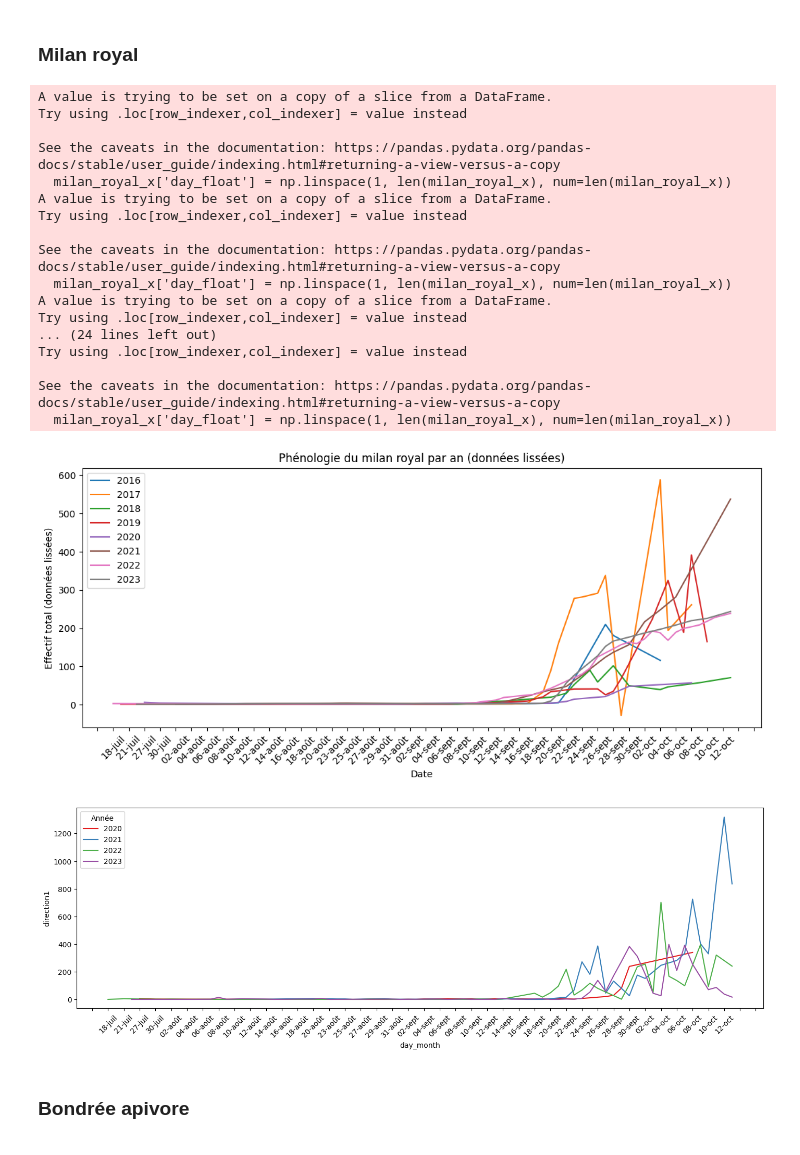
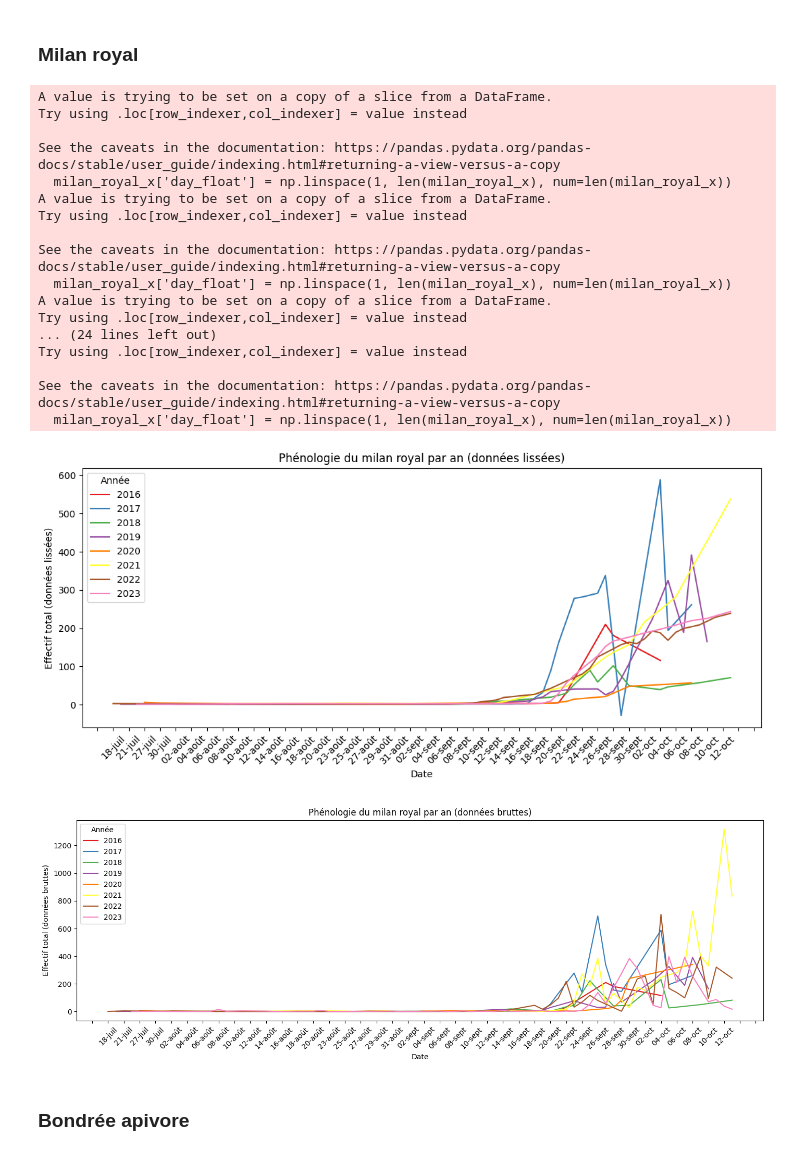
Before and after one commit to amelietatin/oiseaux_cols_libres, a Jupyter notebook: code/9_dernieres_analyses_update.ipynb, the cells around one changed output. Drawn from its saved outputs; the diff is of its cells as text; code cells hidden in the pictures.

```diff
--- a/code/9_dernieres_analyses_update.ipynb
+++ b/code/9_dernieres_analyses_update.ipynb
@@ -494,6 +526,18 @@ plt.savefig('../figures/figures_finales_rapport/somme_effectif_par_an_cigogne_bl
 [figure]
 # %% [markdown]
 ## Phénologie de migration
+# %%
+# Consistent color palette for each year
+year_colors = {
+    2016: '#e41a1c',
+    2017: '#377eb8',
+    2018: '#4daf4a',
+    2019: '#984ea3',
+    2020: '#ff7f00',
+    2021: '#ffff33',
+    2022: '#a65628',
+    2023: '#f781bf'
+}
 # %% [markdown]
 ### Milan noir
 # %%
@@ -602,7 +642,11 @@ for year in years:
 
     # Plot the original data and the smoothed data
     #sns.lineplot(x=milan_noir['day_month'], y=y, label=f'Données originales {year}',  linestyle='--')
-    sns.lineplot(x=milan_royal_x['day_month'], y=z[:, 1], label=year)
+    sns.lineplot(x=milan_royal_x['day_month'],
+                 y=z[:, 1],
+                 label=year,
+                 color=year_colors[year]
+                 )
 
 # Add labels and a title
 plt.xlabel('Date')
@@ -610,7 +654,7 @@ plt.xticks(rotation=45)
 plt.gca().xaxis.set_major_locator(plt.MultipleLocator(2))
 plt.ylabel('Effectif total (données lissées)')
 plt.title('Phénologie du milan royal par an (données lissées)')
-plt.legend()
+plt.legend(title="Année")
 
 # Display the plot
 plt.savefig('../figures/figures_finales_rapport/phenologie_donnees_lissees_milan_royal_toutes_dates.png')
@@ -632,26 +676,31 @@ Try using .loc[row_indexer,col_indexer] = value instead
 
 See the caveats in the documentation: https://pandas.pydata.org/pandas-docs/stable/user_guide/indexing.html#returning-a-view-versus-a-copy
   milan_royal_x['day_float'] = np.linspace(1, len(milan_royal_x), num=len(milan_royal_x))
-[figure, old version]
+[figure, new version]
 # %%
 # BRUTTES
 # Initialize the figure
 plt.figure(figsize=(17, 5))
 
-milan_royal_2020_to_2023 = milan_royal[milan_royal['Année'].isin([2020, 2021, 2022, 2023])]
+milan_royal_2020_to_2023 = milan_royal[milan_royal['Année'].isin([2016, 2017, 2018, 2019, 2020, 2021, 2022, 2023])]
 
-milan_royal_plot = sns.lineplot(data=milan_royal_2020_to_2023, x='day_month', y='direction1', hue='Année', palette='Set1');
+milan_royal_plot = sns.lineplot(data=milan_royal_2020_to_2023,
+                               x='day_month',
+                               y='direction1',
+                               hue='Année',
+                               palette=year_colors
+                               );
 plt.xticks(rotation=45);
 plt.gca().xaxis.set_major_locator(plt.MultipleLocator(2))
-milan_noir_plot.set(xlabel ="Date",
+milan_royal_plot.set(xlabel ="Date",
                     ylabel = "Effectif total (données bruttes)",
                     title ="Phénologie du milan royal par an (données bruttes)");
 
 #Save image to folder
 fig = milan_royal_plot.get_figure()
 plt.savefig('../figures/figures_finales_rapport/phenologie_donnees_bruttes_milan_royal_toutes_dates.png')
 # %% [output]
-[figure, old version]
+[figure, new version]
 # %% [markdown]
 ### Bondrée apivore
 # %%
```
Also changed, not shown: parts of 22 cells of this notebook, 19 other files.
